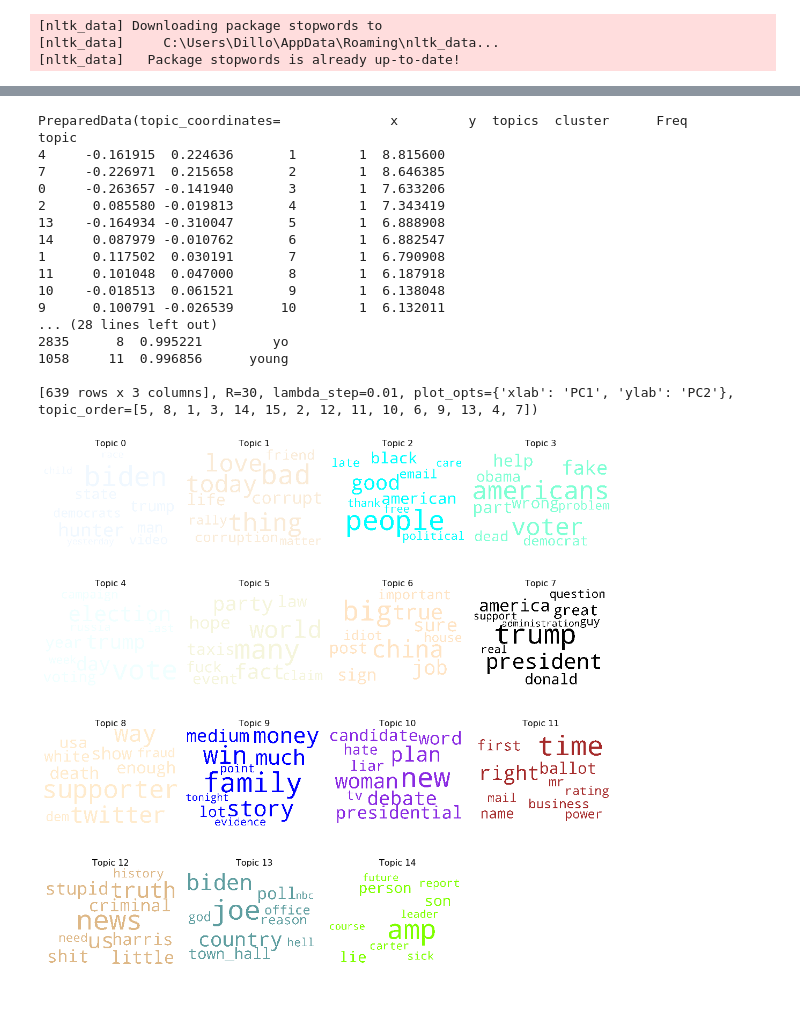
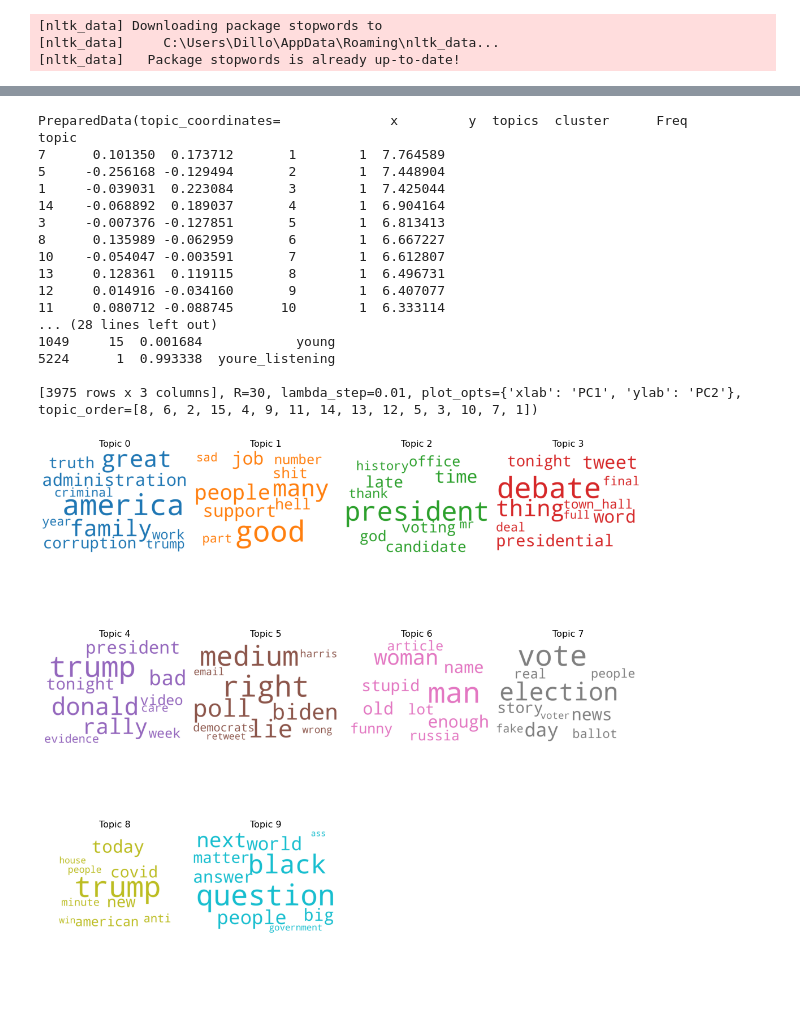
Before and after one commit to dillonmabry/2020-presidential-topics, a Jupyter notebook: jupyter-notebooks/LDA-Analysis.ipynb, the cells around one changed output, grey strips where cells are left out. Cells and saved outputs as stored; diff of their text form; code cells hidden in the pictures.

```diff
--- a/jupyter-notebooks/LDA-Analysis.ipynb
+++ b/jupyter-notebooks/LDA-Analysis.ipynb
@@ -77,7 +77,7 @@ class MongoDBConnect():
 # %%
 conn = os.getenv("MONGODB_CONNECTION")
 with MongoDBConnect(conn) as db:
-    items = db.get_all(collection="tweets")
+    items = db.get_all(collection="tweets", limit=250000)
     df = pd.DataFrame.from_dict(items)
 # %%
 # Load stop words and spacy nlp tokenizer
@@ -95,5 +95,6 @@ def preprocess_hashtags(text):
 # %%
 # Preprocessing
 df["hashtag"] = df["tweet"].apply(lambda x: preprocess_hashtags(x)) # Get hashtags for future analysis
+df["day"] = df["created_at"].dt.day # Get day for temporal analysis (topic evolution by day)
 df["tweet"] = df["tweet"].apply(lambda x: preprocess_tweet(x)) # Twitter preprocessing https://pypi.org/project/tweet-preprocessor/
 data = df["tweet"].values.tolist() # Convert to list
@@ -155,7 +158,7 @@ lda_model = gensim.models.LdaMulticore(corpus=corpus,
                                        id2word=id2word,
                                        num_topics=15,
                                        random_state=42,
-                                       chunksize=100,
+                                       chunksize=1000,
                                        passes=10,
                                        per_word_topics=True)
 # %%
@@ -187,25 +182,25 @@ vis
 # %% [output]
 PreparedData(topic_coordinates=              x         y  topics  cluster      Freq
 topic
-4     -0.161915  0.224636       1        1  8.815600
-7     -0.226971  0.215658       2        1  8.646385
-0     -0.263657 -0.141940       3        1  7.633206
-2      0.085580 -0.019813       4        1  7.343419
-13    -0.164934 -0.310047       5        1  6.888908
-14     0.087979 -0.010762       6        1  6.882547
-1      0.117502  0.030191       7        1  6.790908
-11     0.101048  0.047000       8        1  6.187918
-10    -0.018513  0.061521       9        1  6.138048
-9      0.100791 -0.026539      10        1  6.132011
+7      0.101350  0.173712       1        1  7.764589
+5     -0.256168 -0.129494       2        1  7.448904
+1     -0.039031  0.223084       3        1  7.425044
+14    -0.068892  0.189037       4        1  6.904164
+3     -0.007376 -0.127851       5        1  6.813413
+8      0.135989 -0.062959       6        1  6.667227
+10    -0.054047 -0.003591       7        1  6.612807
+13     0.128361  0.119115       8        1  6.496731
+12     0.014916 -0.034160       9        1  6.407077
+11     0.080712 -0.088745      10        1  6.333114
 ... (28 lines left out)
-2835      8  0.995221         yo
-1058     11  0.996856      young
+1049     15  0.001684            young
+5224      1  0.993338  youre_listening
 
-[639 rows x 3 columns], R=30, lambda_step=0.01, plot_opts={'xlab': 'PC1', 'ylab': 'PC2'}, topic_order=[5, 8, 1, 3, 14, 15, 2, 12, 11, 10, 6, 9, 13, 4, 7])
+[3975 rows x 3 columns], R=30, lambda_step=0.01, plot_opts={'xlab': 'PC1', 'ylab': 'PC2'}, topic_order=[8, 6, 2, 15, 4, 9, 11, 14, 13, 12, 5, 3, 10, 7, 1])
 # %%
 # World Cloud Plots
-def create_word_cloud(topics, nrows, ncols, max_words=10):
-    colors = [color for name, color in mcolors.CSS4_COLORS.items()]
+def create_word_cloud(topics, nrows, ncols, color_theme, max_words=10):
+    colors = [color for name, color in color_theme]
 
     cloud = WordCloud(stopwords=stop_words,
                       background_color='white',
@@ -236,10 +231,10 @@ def create_word_cloud(topics, nrows, ncols, max_words=10):
     plt.tight_layout()
     plt.show()
 # %%
-topics = lda_model.show_topics(formatted=False, num_topics=-1) # Get all topics
-create_word_cloud(topics, 4, 4)
+topics = lda_model.show_topics(formatted=False, num_topics=10) # Get top 10 topics
+create_word_cloud(topics, 3, 4, color_theme=mcolors.TABLEAU_COLORS.items())
 # %% [output]
-[figure, old version]
+[figure, new version]
 # %%
 # Compute best k value for number of topics
 def compute_coherence_values(dictionary, corpus, texts, limit, start=2, step=3):
```
Also changed, not shown: parts of 10 cells of this notebook, 2 other files.
